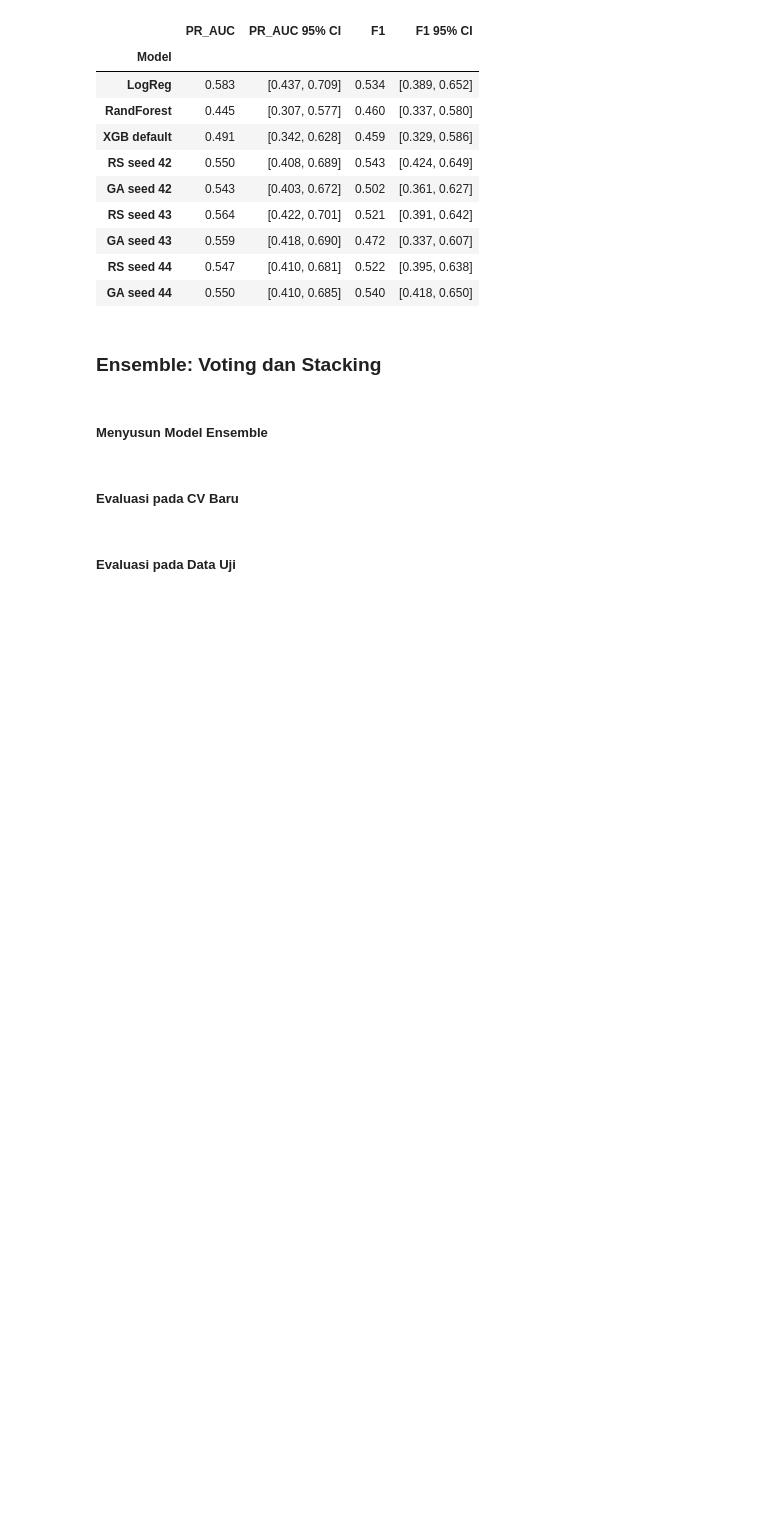
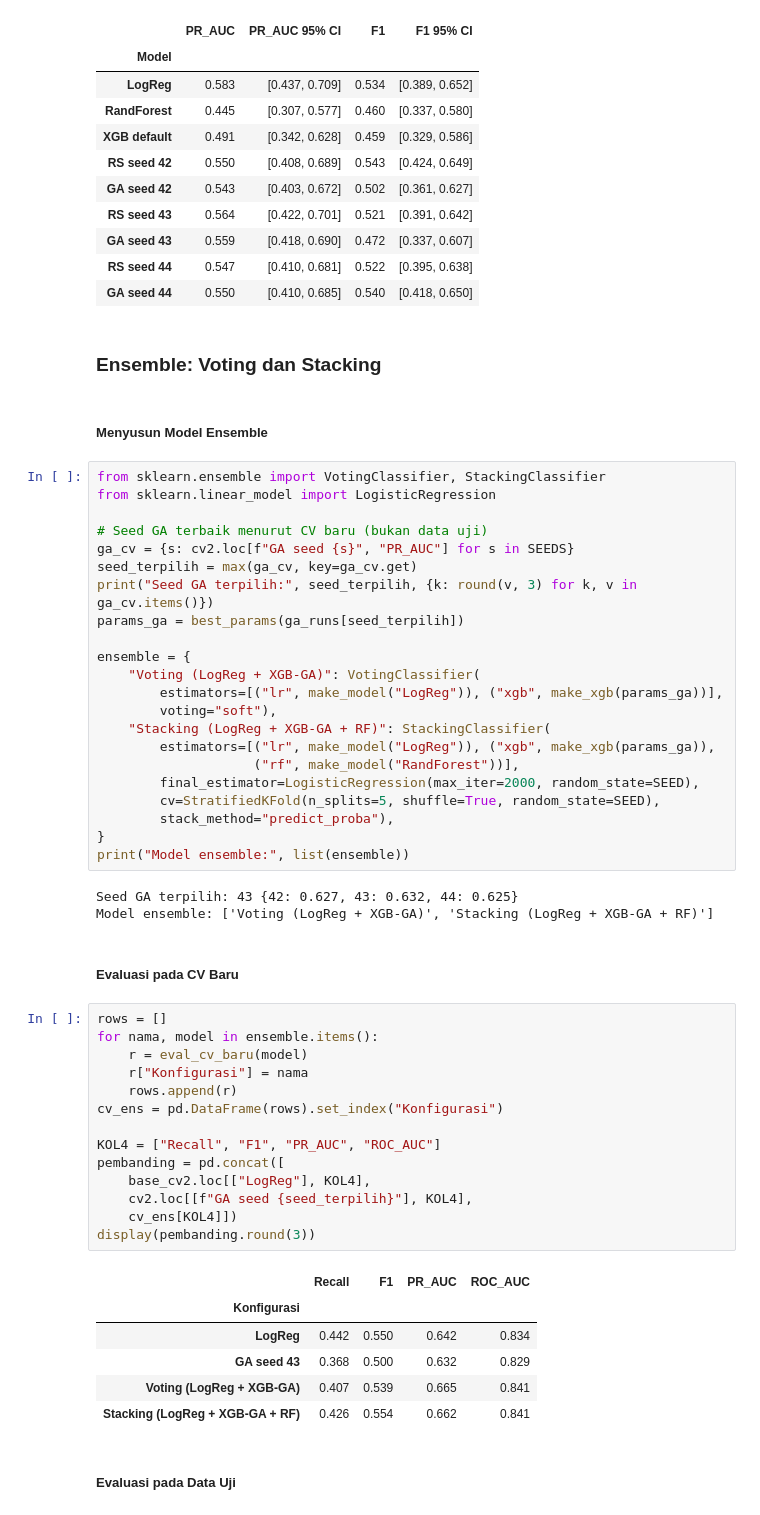
Before and after one commit to manl1/Project-ETS-Machine-Learning, a Jupyter notebook: project-ets.ipynb, the cells around one changed output. Saved outputs shown, nothing was run; the diff lists cells and outputs as text; blank space fills up the shorter version.

Commit message:
feat: ensemble voting dan stacking

```diff
--- a/project-ets.ipynb
+++ b/project-ets.ipynb
@@ -1173,7 +1173,53 @@ display(pd.DataFrame(rows).set_index("Model").round(3))
 ### Ensemble: Voting dan Stacking
 # %% [markdown]
 ##### Menyusun Model Ensemble
+# %%
+from sklearn.ensemble import VotingClassifier, StackingClassifier
+from sklearn.linear_model import LogisticRegression
+
+# Seed GA terbaik menurut CV baru (bukan data uji)
+ga_cv = {s: cv2.loc[f"GA seed {s}", "PR_AUC"] for s in SEEDS}
+seed_terpilih = max(ga_cv, key=ga_cv.get)
+print("Seed GA terpilih:", seed_terpilih, {k: round(v, 3) for k, v in ga_cv.items()})
+params_ga = best_params(ga_runs[seed_terpilih])
+
+ensemble = {
+    "Voting (LogReg + XGB-GA)": VotingClassifier(
+        estimators=[("lr", make_model("LogReg")), ("xgb", make_xgb(params_ga))],
+        voting="soft"),
+    "Stacking (LogReg + XGB-GA + RF)": StackingClassifier(
+        estimators=[("lr", make_model("LogReg")), ("xgb", make_xgb(params_ga)),
+                    ("rf", make_model("RandForest"))],
+        final_estimator=LogisticRegression(max_iter=2000, random_state=SEED),
+        cv=StratifiedKFold(n_splits=5, shuffle=True, random_state=SEED),
+        stack_method="predict_proba"),
+}
+print("Model ensemble:", list(ensemble))
+# %% [output]
+Seed GA terpilih: 43 {42: 0.627, 43: 0.632, 44: 0.625}
+Model ensemble: ['Voting (LogReg + XGB-GA)', 'Stacking (LogReg + XGB-GA + RF)']
 # %% [markdown]
 ##### Evaluasi pada CV Baru
+# %%
+rows = []
+for nama, model in ensemble.items():
+    r = eval_cv_baru(model)
+    r["Konfigurasi"] = nama
+    rows.append(r)
+cv_ens = pd.DataFrame(rows).set_index("Konfigurasi")
+
+KOL4 = ["Recall", "F1", "PR_AUC", "ROC_AUC"]
+pembanding = pd.concat([
+    base_cv2.loc[["LogReg"], KOL4],
+    cv2.loc[[f"GA seed {seed_terpilih}"], KOL4],
+    cv_ens[KOL4]])
+display(pembanding.round(3))
+# %% [output]
+|  | Recall | F1 | PR_AUC | ROC_AUC |
+| Konfigurasi |  |  |  |  |
+| LogReg | 0.442 | 0.550 | 0.642 | 0.834 |
+| GA seed 43 | 0.368 | 0.500 | 0.632 | 0.829 |
+| Voting (LogReg + XGB-GA) | 0.407 | 0.539 | 0.665 | 0.841 |
+| Stacking (LogReg + XGB-GA + RF) | 0.426 | 0.554 | 0.662 | 0.841 |
 # %% [markdown]
 ##### Evaluasi pada Data Uji
```
Also changed, not shown: parts of 1 cell of this notebook.
